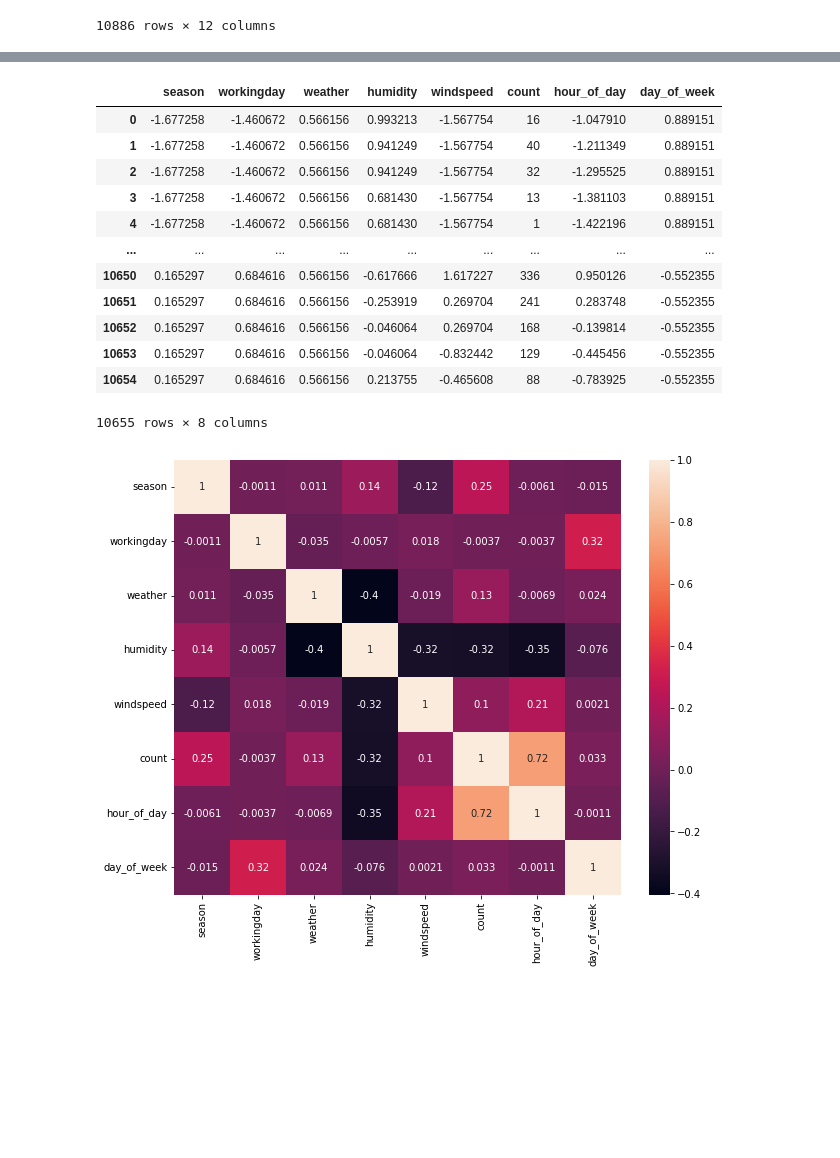
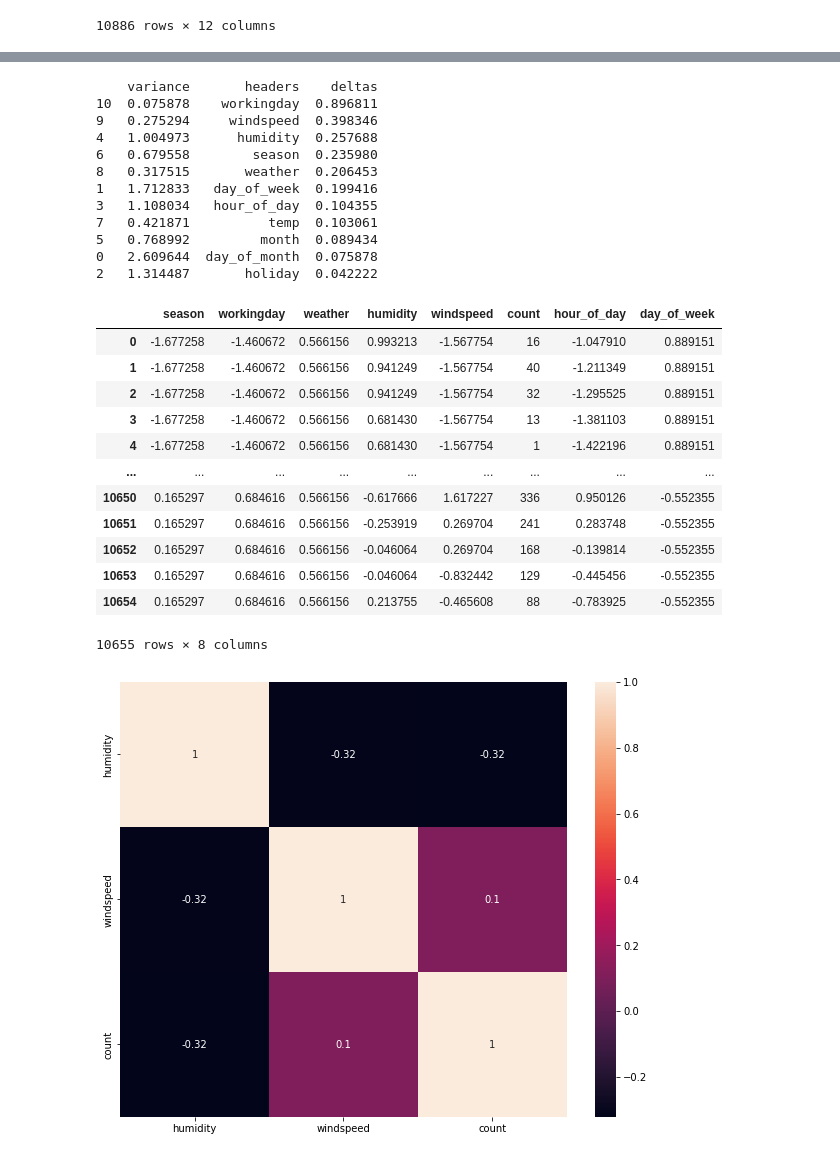
Before and after one commit to NPGiorgi/mlucu, a Jupyter notebook: bikesV2/bikes.ipynb, the cells around one changed output, grey strips where cells are left out. Saved outputs shown, nothing was run; the diff lists cells and outputs as text; code cells hidden in the pictures; blank space fills up the shorter version.

```diff
--- a/bikesV2/bikes.ipynb
+++ b/bikesV2/bikes.ipynb
@@ -105,7 +108,7 @@ from sklearn.preprocessing import StandardScaler
 
 # Should I be encoding boolean values?
 # encode categorical values into reals using target encoder
-df = TargetEncoder(cols=["season", "holiday", "workingday", "weather", "hour_of_day", "day_of_week", "month"]).fit_transform(df, df["count"])
+df = TargetEncoder(cols=["season", "weather", "hour_of_day", "day_of_week", "month"]).fit_transform(df, df["count"])
 
 # scale features
 cols = df.columns.difference(['count'])
@@ -172,10 +175,24 @@ newdf["deltas"] = variance_by_feature
 # sort rows by variance, higher first
 newdf.sort_values("deltas", ascending=False, inplace=True)
 
-# keep top 8 features that provide more variance
+print(newdf)
+
+# keep top 7 features that provide more variance
 df.drop(newdf.tail(11 - 7)["headers"], inplace=True, axis=1)
 df.copy()
 # %% [output]
+    variance       headers    deltas
+10  0.075878    workingday  0.896811
+9   0.275294     windspeed  0.398346
+4   1.004973      humidity  0.257688
+6   0.679558        season  0.235980
+8   0.317515       weather  0.206453
+1   1.712833   day_of_week  0.199416
+3   1.108034   hour_of_day  0.104355
+7   0.421871          temp  0.103061
+5   0.768992         month  0.089434
+0   2.609644  day_of_month  0.075878
+2   1.314487       holiday  0.042222
 |  | season | workingday | weather | humidity | windspeed | count | hour_of_day | day_of_week |
 | 0 | -1.677258 | -1.460672 | 0.566156 | 0.993213 | -1.567754 | 16 | -1.047910 | 0.889151 |
 | 1 | -1.677258 | -1.460672 | 0.566156 | 0.941249 | -1.567754 | 40 | -1.211349 | 0.889151 |
@@ -188,17 +205,17 @@ df.copy()
 | 10652 | 0.165297 | 0.684616 | 0.566156 | -0.046064 | 0.269704 | 168 | -0.139814 | -0.552355 |
 | 10653 | 0.165297 | 0.684616 | 0.566156 | -0.046064 | -0.832442 | 129 | -0.445456 | -0.552355 |
 | 10654 | 0.165297 | 0.684616 | 0.566156 | 0.213755 | -0.465608 | 88 | -0.783925 | -0.552355 |
-10655 rows × 8 columns
+10655 rows × 8 columns
 # %%
 import matplotlib.pyplot as plt
 import seaborn as sns
 
 
-correlation_matrix = df.corr()
+correlation_matrix = df[["humidity", "windspeed", "count"]].corr()
 plt.figure(figsize=(10,8))
 sns.heatmap(correlation_matrix, annot=True);
 # %% [output]
-[figure, old version]
+[figure, new version]
 # %%
 # remove humidity as it correlates to windspeed
 df.drop(["humidity"], axis=1, inplace=True)
```
Also changed, not shown: parts of 6 cells of this notebook.
